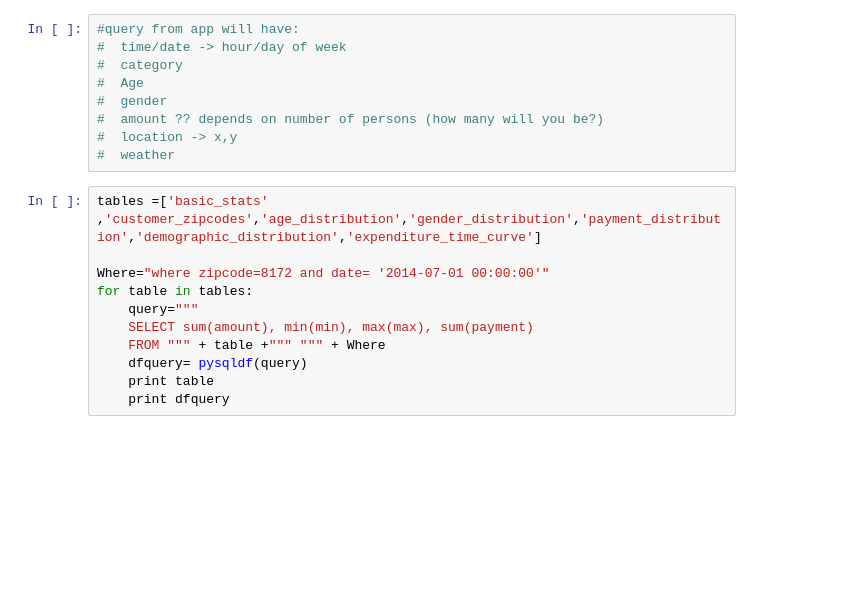
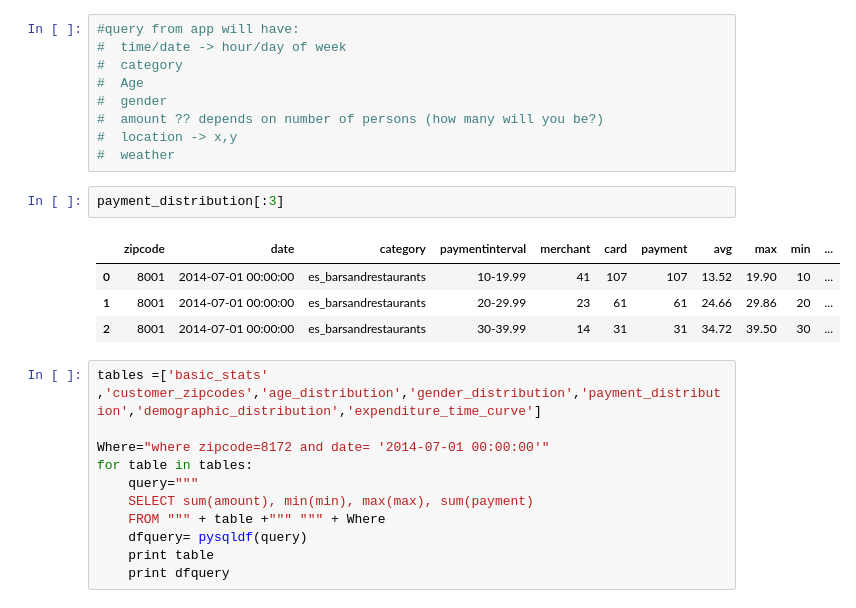
Before and after one commit to TeamUno/project, a Jupyter notebook: initial-exploration/DistributionAnalysis.ipynb, the cells around one changed output. Drawn from its saved outputs; the diff is of its cells as text; blank space fills up the shorter version.

Commit message:
stats distributions

```diff
--- a/initial-exploration/DistributionAnalysis.ipynb
+++ b/initial-exploration/DistributionAnalysis.ipynb
@@ -65,6 +65,13 @@ expenditure_time_curve["amount"] = expenditure_time_curve["payment"]* expenditur
 #  amount ?? depends on number of persons (how many will you be?)
 #  location -> x,y
 #  weather
+# %%
+payment_distribution[:3]
+# %% [output]
+|  | zipcode | date | category | paymentinterval | merchant | card | payment | avg | max | min | ... |
+| 0 | 8001 | 2014-07-01 00:00:00 | es_barsandrestaurants | 10-19.99 | 41 | 107 | 107 | 13.52 | 19.90 | 10 | ... |
+| 1 | 8001 | 2014-07-01 00:00:00 | es_barsandrestaurants | 20-29.99 | 23 | 61 | 61 | 24.66 | 29.86 | 20 | ... |
+| 2 | 8001 | 2014-07-01 00:00:00 | es_barsandrestaurants | 30-39.99 | 14 | 31 | 31 | 34.72 | 39.50 | 30 | ... |
 # %%
 tables =['basic_stats' ,'customer_zipcodes','age_distribution','gender_distribution','payment_distribution','demographic_distribution','expenditure_time_curve']
 
```
Also changed, not shown: parts of 1 cell of this notebook, 1 other file.
